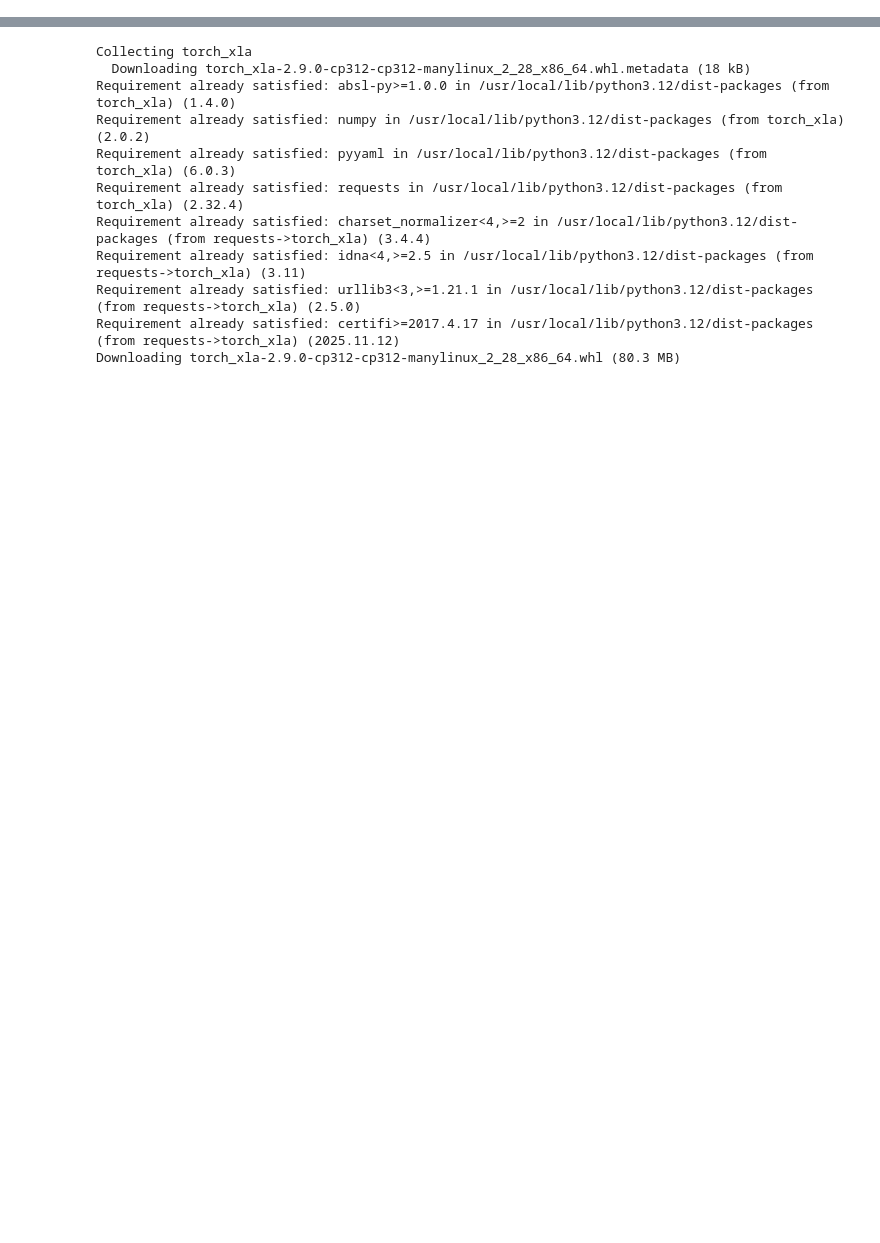
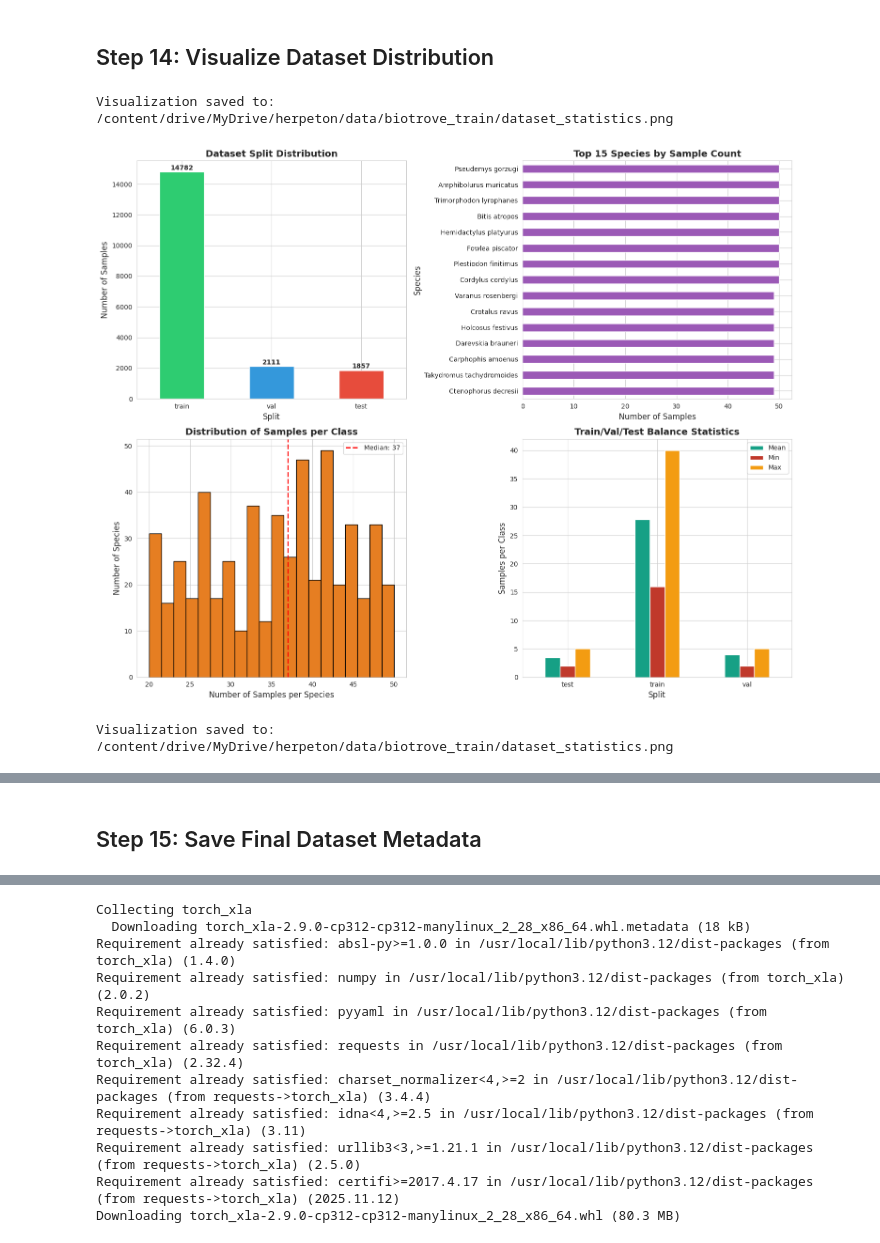
Before and after one commit to omarsagoo/herpeton, a Jupyter notebook: Team6_MergedNotebook.ipynb, the cells around one changed output, grey strips where cells are left out. Saved outputs shown, nothing was run; the diff lists cells and outputs as text; code cells hidden in the pictures; blank space fills up the shorter version.

```diff
--- a/Team6_MergedNotebook.ipynb
+++ b/Team6_MergedNotebook.ipynb
@@ -7,0 +751,58 @@ drive  sample_data
+# %% [markdown]
+## Step 14: Visualize Dataset Distribution
+# %%
+#@title Visualize dataset statistics
+import matplotlib.pyplot as plt
+import seaborn as sns
+
+sns.set_style("whitegrid")
+fig, axes = plt.subplots(2, 2, figsize=(15, 12))
+
+# 1. Split distribution
+ax1 = axes[0, 0]
+split_counts = meta["split"].value_counts()
+split_counts.plot(kind='bar', ax=ax1, color=['#2ecc71', '#3498db', '#e74c3c'])
+ax1.set_title('Dataset Split Distribution', fontsize=14, fontweight='bold')
+ax1.set_xlabel('Split', fontsize=12)
+ax1.set_ylabel('Number of Samples', fontsize=12)
+ax1.tick_params(axis='x', rotation=0)
+for i, v in enumerate(split_counts.values):
+    ax1.text(i, v + 50, str(v), ha='center', va='bottom', fontweight='bold')
+
+# 2. Top 15 species distribution
+ax2 = axes[0, 1]
+top_species = meta["scientificName"].value_counts().head(15)
+top_species.plot(kind='barh', ax=ax2, color='#9b59b6')
+ax2.set_title('Top 15 Species by Sample Count', fontsize=14, fontweight='bold')
+ax2.set_xlabel('Number of Samples', fontsize=12)
+ax2.set_ylabel('Species', fontsize=12)
+ax2.invert_yaxis()
+
+# 3. Samples per class distribution
+ax3 = axes[1, 0]
+samples_per_class = meta["scientificName"].value_counts()
+ax3.hist(samples_per_class, bins=20, color='#e67e22', edgecolor='black')
+ax3.set_title('Distribution of Samples per Class', fontsize=14, fontweight='bold')
+ax3.set_xlabel('Number of Samples per Species', fontsize=12)
+ax3.set_ylabel('Number of Species', fontsize=12)
+ax3.axvline(samples_per_class.median(), color='red', linestyle='--', linewidth=2, label=f'Median: {samples_per_class.median():.0f}')
+ax3.legend()
+
+# 4. Split balance per class (showing mean, min, max)
+ax4 = axes[1, 1]
+split_stats = per_class.agg(['mean', 'min', 'max'])
+split_stats.T.plot(kind='bar', ax=ax4, color=['#16a085', '#c0392b', '#f39c12'])
+ax4.set_title('Train/Val/Test Balance Statistics', fontsize=14, fontweight='bold')
+ax4.set_xlabel('Split', fontsize=12)
+ax4.set_ylabel('Samples per Class', fontsize=12)
+ax4.tick_params(axis='x', rotation=0)
+ax4.legend(['Mean', 'Min', 'Max'])
+
+plt.tight_layout()
+plt.savefig(DATA_ROOT / 'dataset_statistics.png', dpi=300, bbox_inches='tight')
+print(f"Visualization saved to: {DATA_ROOT / 'dataset_statistics.png'}")
+plt.show()
+# %% [output]
+Visualization saved to: /content/drive/MyDrive/herpeton/data/biotrove_train/dataset_statistics.png
+[figure, added]
+Visualization saved to: /content/drive/MyDrive/herpeton/data/biotrove_train/dataset_statistics.png
@@ -7,0 +810,2 @@ drive  sample_data
+# %% [markdown]
+## Step 15: Save Final Dataset Metadata
```
Also changed, not shown: parts of 40 cells of this notebook.
